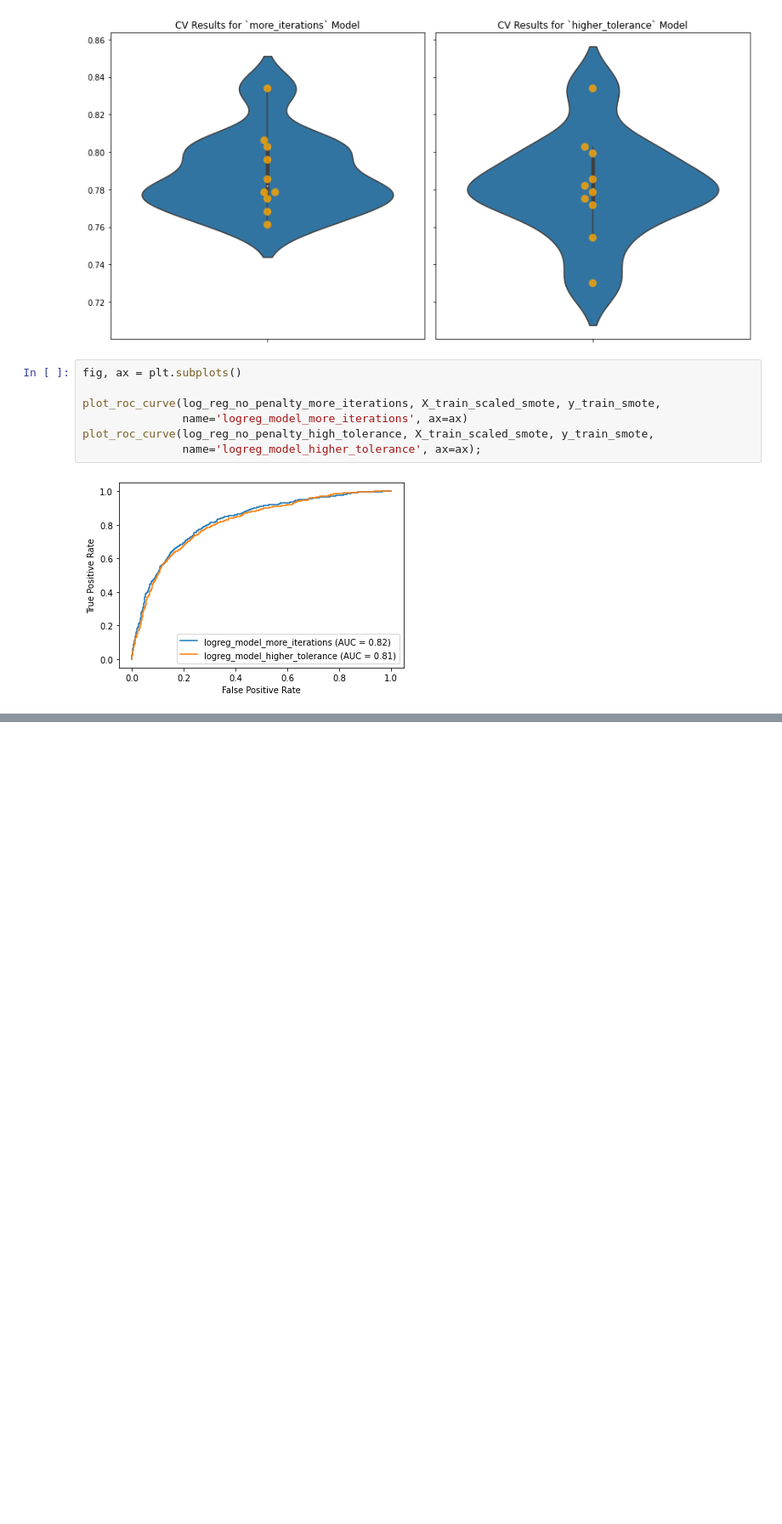
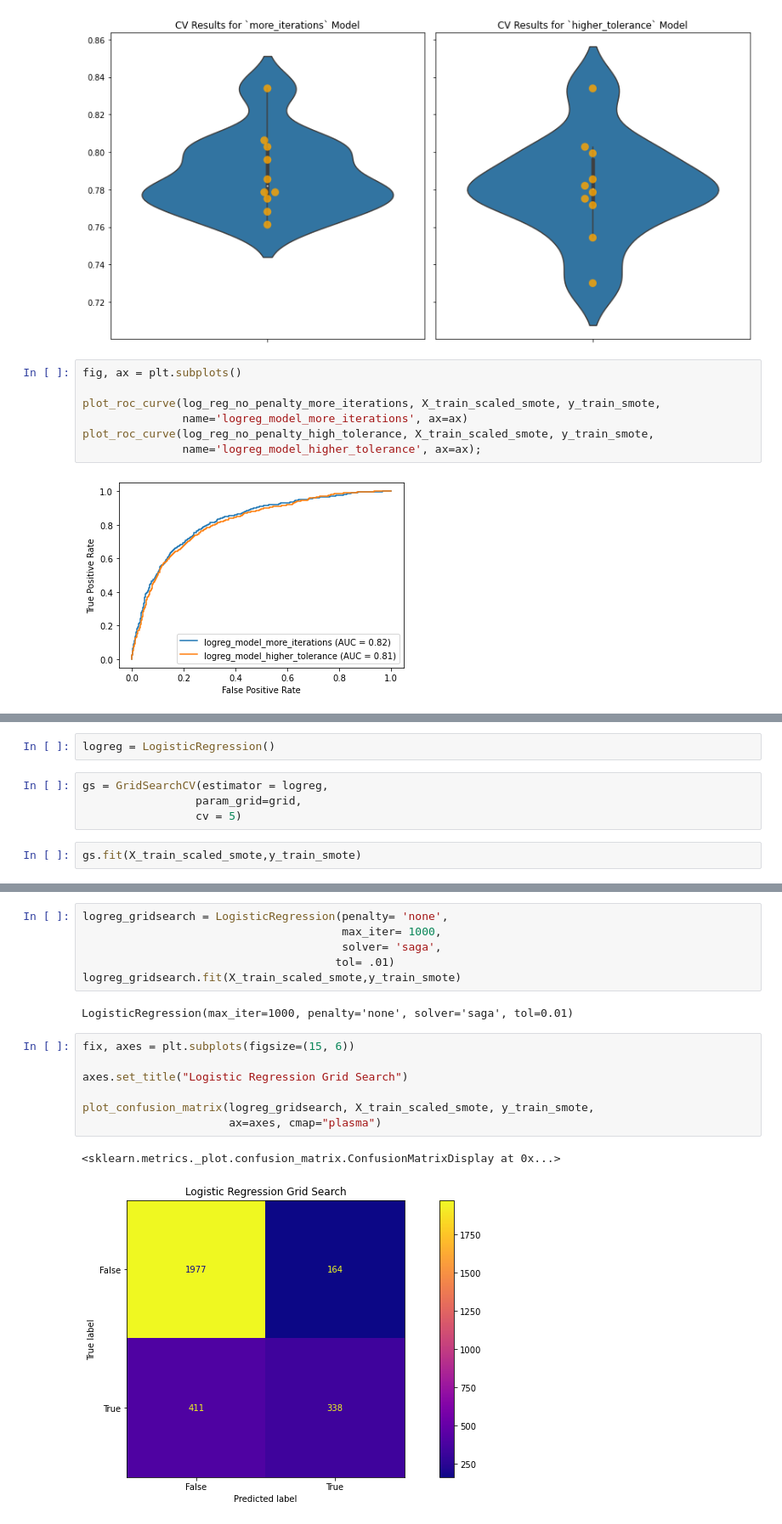
Before and after one commit to anguyen61191/SyriaTel-Customer-Churn, a Jupyter notebook: AndyNotebook.ipynb, the cells around one changed output, grey strips where cells are left out. Shown at 85% size. Saved outputs shown, nothing was run; the diff lists cells and outputs as text; blank space fills up the shorter version.

```diff
--- a/AndyNotebook.ipynb
+++ b/AndyNotebook.ipynb
@@ -628,0 +642,8 @@ plot_roc_curve(log_reg_no_penalty_high_tolerance, X_train_scaled_smote, y_train_
+# %%
+logreg = LogisticRegression()
+# %%
+gs = GridSearchCV(estimator = logreg,
+                 param_grid=grid,
+                 cv = 5)
+# %%
+gs.fit(X_train_scaled_smote,y_train_smote)
@@ -628,0 +689,18 @@ plot_roc_curve(log_reg_no_penalty_high_tolerance, X_train_scaled_smote, y_train_
+# %%
+logreg_gridsearch = LogisticRegression(penalty= 'none',
+                                       max_iter= 1000,
+                                       solver= 'saga',
+                                      tol= .01)
+logreg_gridsearch.fit(X_train_scaled_smote,y_train_smote)
+# %% [output]
+LogisticRegression(max_iter=1000, penalty='none', solver='saga', tol=0.01)
+# %%
+fix, axes = plt.subplots(figsize=(15, 6))
+
+axes.set_title("Logistic Regression Grid Search")
+
+plot_confusion_matrix(logreg_gridsearch, X_train_scaled_smote, y_train_smote,
+                      ax=axes, cmap="plasma")
+# %% [output]
+<sklearn.metrics._plot.confusion_matrix.ConfusionMatrixDisplay at 0x...>
+[figure, added]
```
Also changed, not shown: parts of 26 cells of this notebook.
